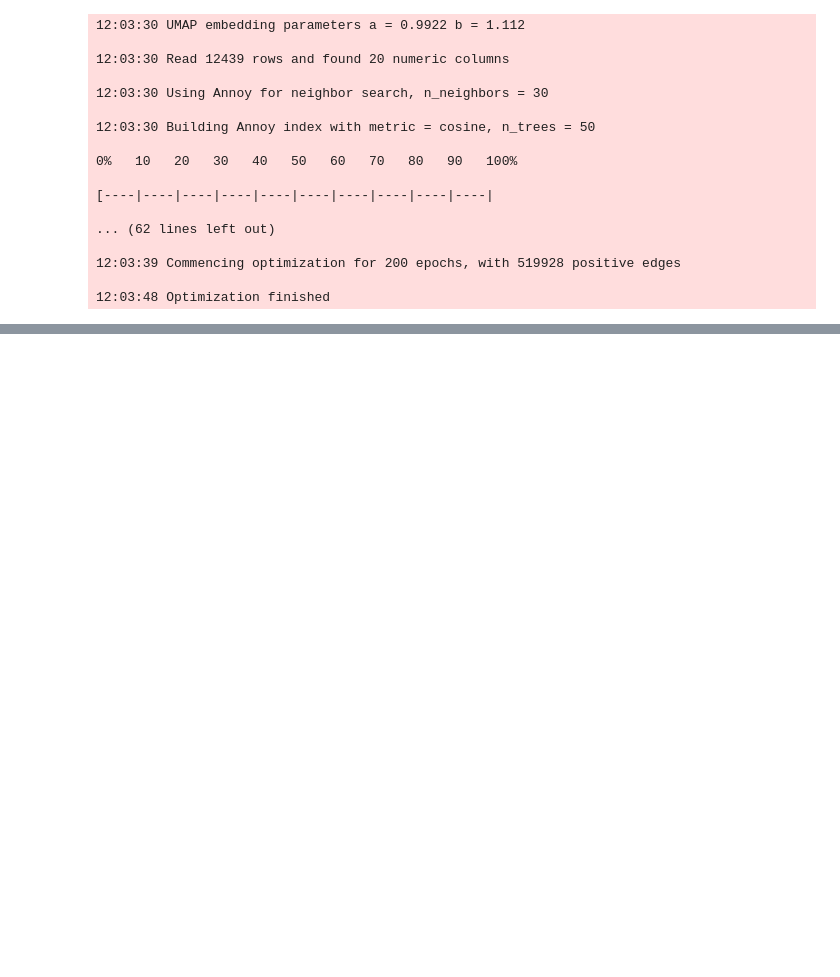
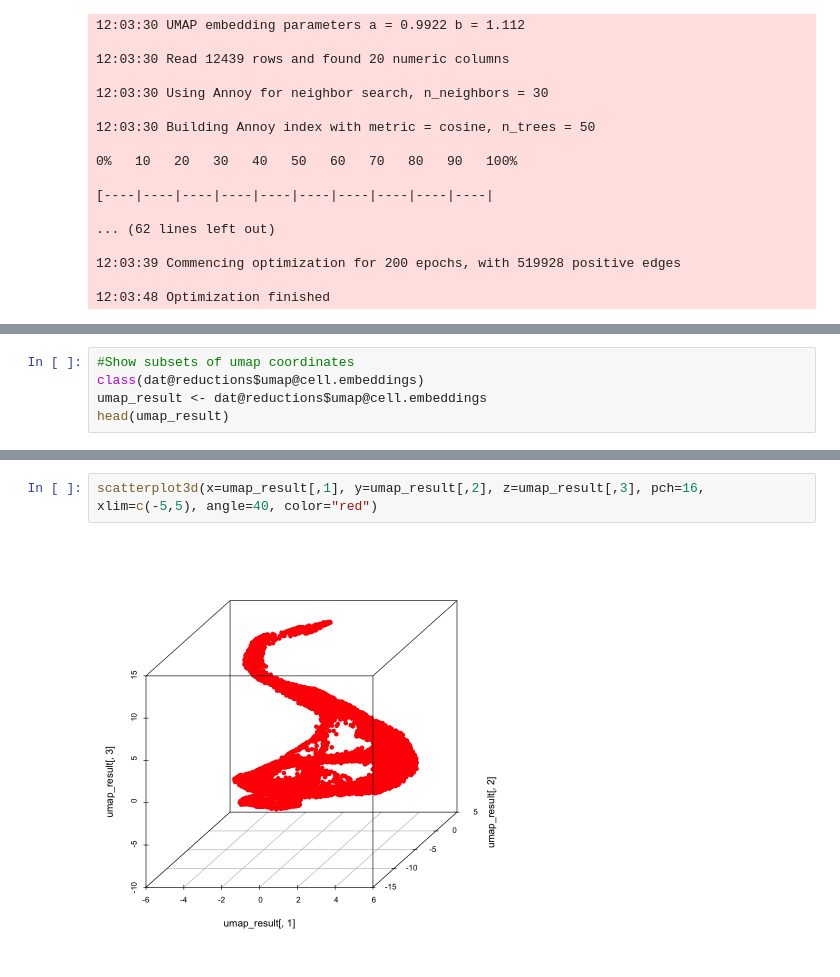
Before and after one commit to ironman-tetsuo/Introduction_to_scRNA-seq, a Jupyter notebook: 1_Clark_P2_Retina/Clark_P2_Retina.ipynb, the cells around one changed output, grey strips where cells are left out. Saved outputs shown, nothing was run; the diff lists cells and outputs as text; blank space fills up the shorter version.

```diff
--- a/1_Clark_P2_Retina/Clark_P2_Retina.ipynb
+++ b/1_Clark_P2_Retina/Clark_P2_Retina.ipynb
@@ -493,0 +514,5 @@ dat <- RunUMAP(dat, dims = 1:20, n.components = 3)
+# %%
+#Show subsets of umap coordinates
+class(dat@reductions$umap@cell.embeddings)
+umap_result <- dat@reductions$umap@cell.embeddings
+head(umap_result)
@@ -493,0 +553,4 @@ dat <- RunUMAP(dat, dims = 1:20, n.components = 3)
+# %%
+scatterplot3d(x=umap_result[,1], y=umap_result[,2], z=umap_result[,3], pch=16, xlim=c(-5,5), angle=40, color="red")
+# %% [output]
+[figure, added]
```
Also changed, not shown: parts of 5 cells of this notebook.
